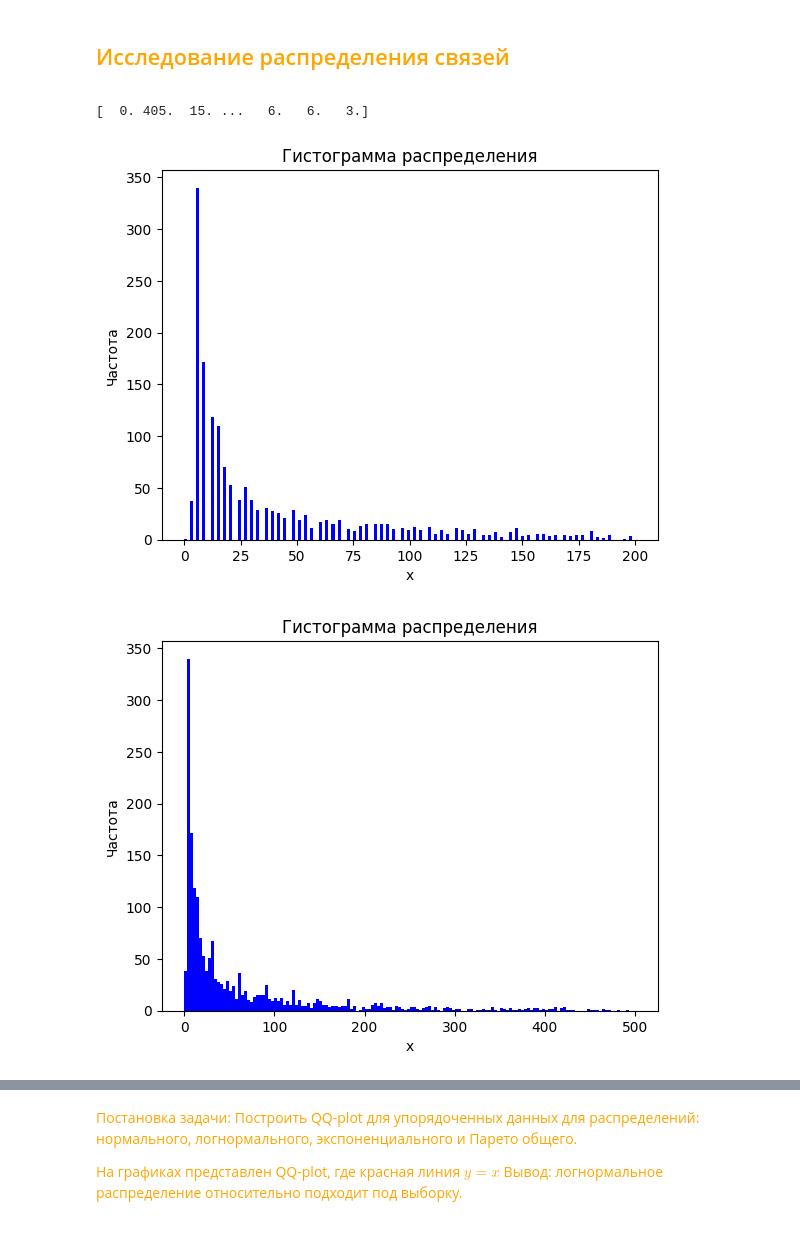
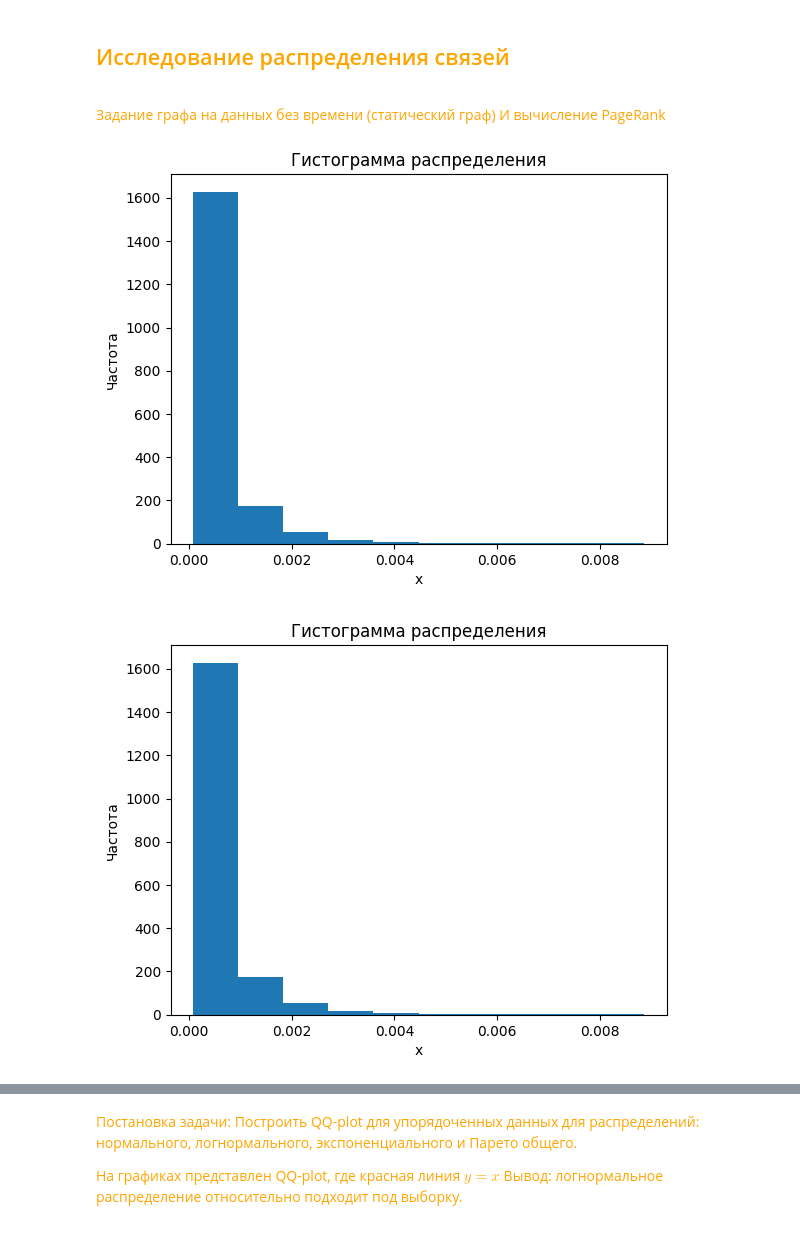
Before and after one commit to Mikhaelyes/Diploma, a Jupyter notebook: Diploma.ipynb, the cells around one changed output, grey strips where cells are left out. Cells and saved outputs as stored; diff of their text form; code cells hidden in the pictures.

```diff
--- a/Diploma.ipynb
+++ b/Diploma.ipynb
@@ -73,34 +80,47 @@ data_1.to_csv(my_path + "/Data_postproc" + '/fb-messages.csv', encoding='utf-8',
 <span style="color:orange">
 
 ## Исследование распределения связей ##
+# %% [markdown]
+<span style="color:orange">
+Задание графа на данных без времени (статический граф)
+И вычисление PageRank
+# %%
+data_1 = data.copy()
+data_1.drop(['Time_start'], axis= 1 , inplace= True)
+data_list = data_1.values.tolist()
+
+G = nx.Graph()
+G.add_edges_from(data_list)
+G.remove_edges_from(nx.selfloop_edges(G))
+
+comm = nx.community.louvain_communities(G, seed=123)
+pr = nx.pagerank(G, alpha=0.9)
 # %%
-X = np.empty(1)
+X = list(pr.values())
 
-for i in data['Source'].unique():
-    X = np.append(X, (data[data['Target'] == i].size))
+# X = np.empty(1)
+
+# for i in data['Source'].unique():
+#     X = np.append(X, (data[data['Target'] == i].size))
 
 Xord = np.sort(X, axis=0)
 MaxN = len(X)
-# %%
-print(X)
-# %% [output]
-[  0. 405.  15. ...   6.   6.   3.]
 # %%
-plt.hist(X, bins = 150, range = (0, 200), color = 'blue')
+plt.hist(X), #bins = 150, range = (0, 200), color = 'blue')
 plt.xlabel('x')
 plt.ylabel('Частота')
 plt.title("Гистограмма распределения")
 plt.show()
 # %% [output]
-[figure, old version]
+[figure, new version]
 # %%
-plt.hist(X, bins = 150, range = (0, 500), color = 'blue')
+plt.hist(X)#, bins = 150, range = (0, 500), color = 'blue')
 plt.xlabel('x')
 plt.ylabel('Частота')
 plt.title("Гистограмма распределения")
 plt.show()
 # %% [output]
-[figure, old version]
+[figure, new version]
 # %%
 #2 exersice
 
```
Also changed, not shown: parts of 28 cells of this notebook, 2 other files.
